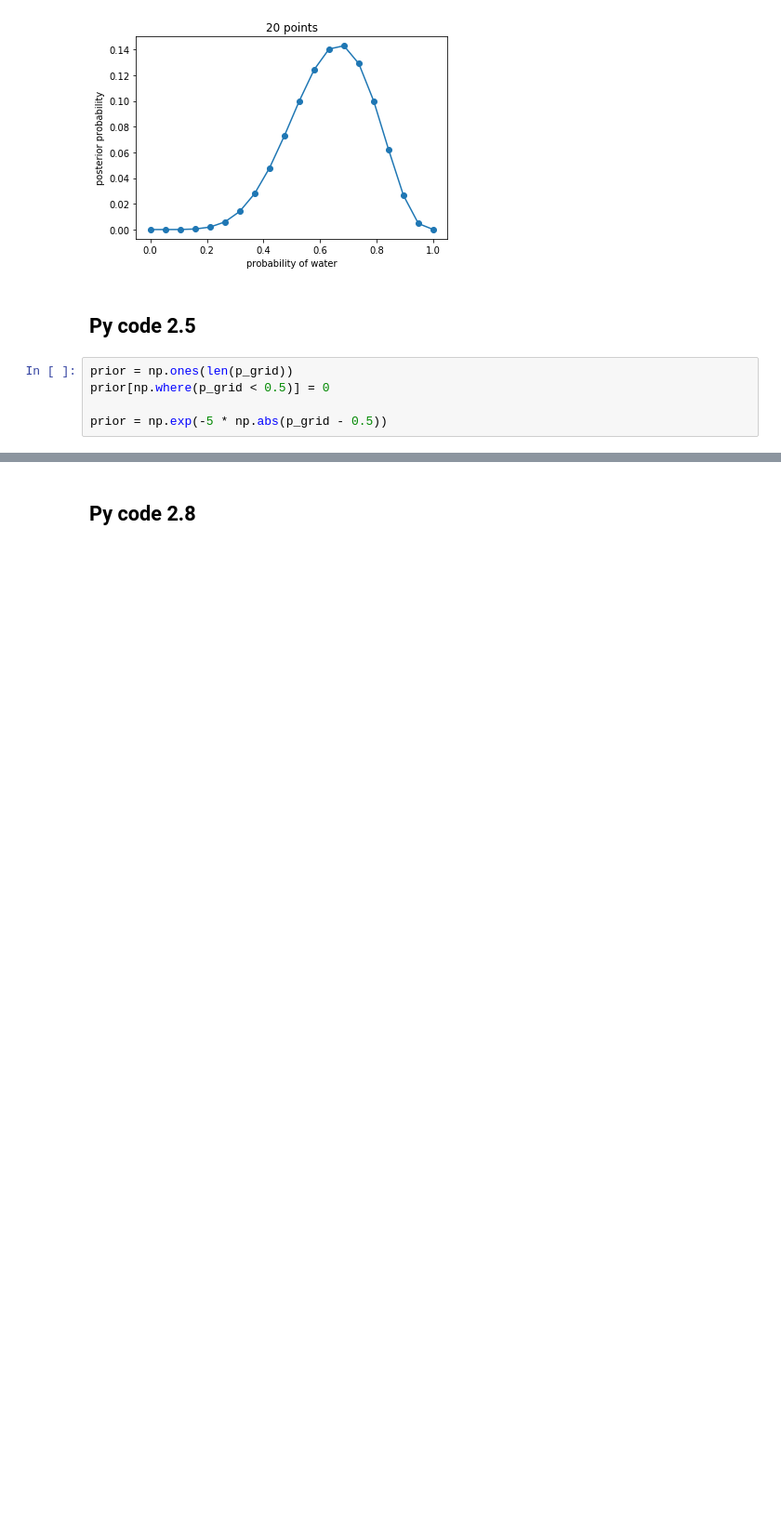
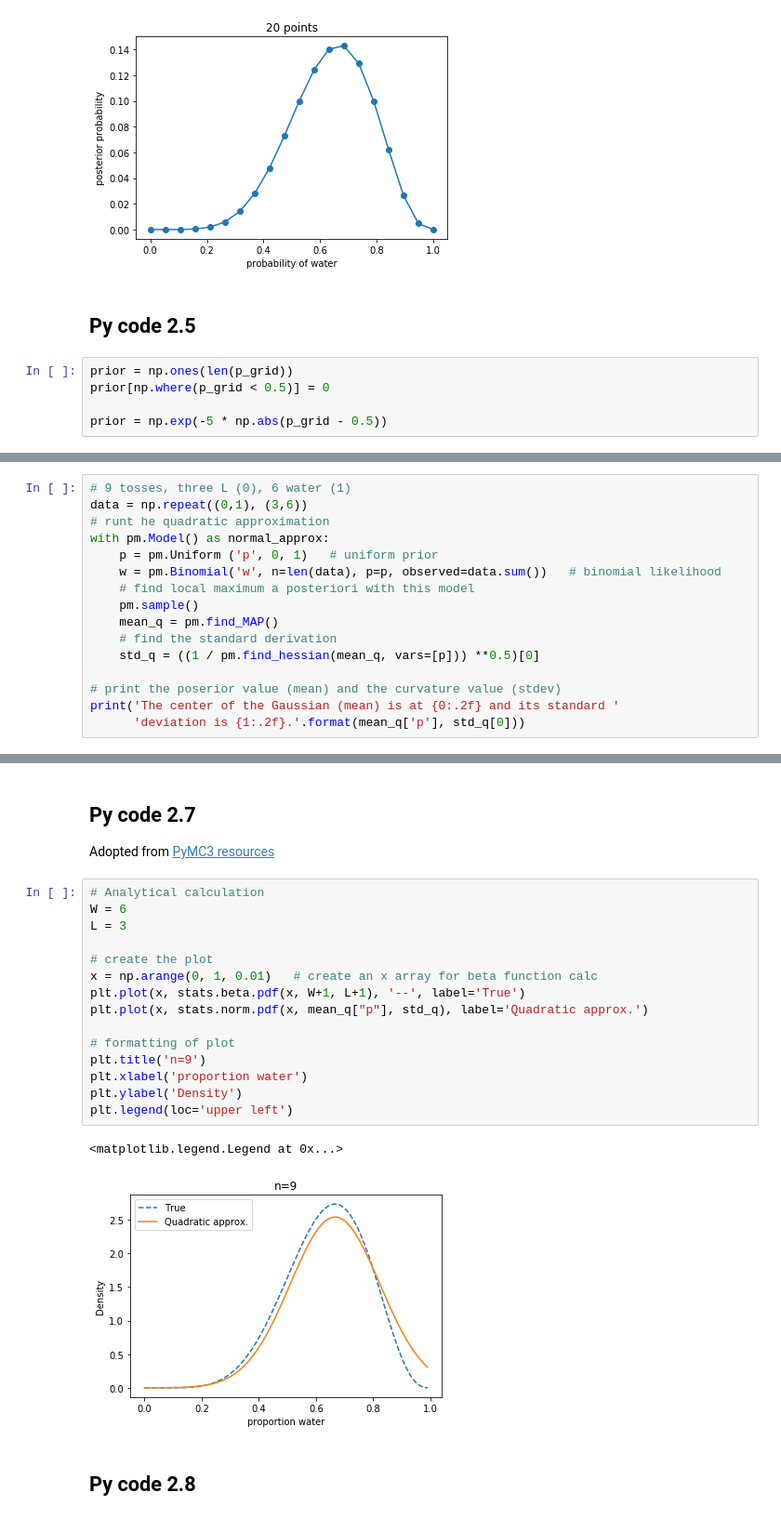
Before and after one commit to trappitsch/PyThinking, a Jupyter notebook: code_boxes/Chapter_2.ipynb, the cells around one changed output, grey strips where cells are left out. Shown at 93% size. Cells and saved outputs as stored; diff of their text form; blank space fills up the shorter version.

```diff
--- a/code_boxes/Chapter_2.ipynb
+++ b/code_boxes/Chapter_2.ipynb
@@ -69,0 +63,16 @@ See [README.md](../README.md)
+# %%
+# 9 tosses, three L (0), 6 water (1)
+data = np.repeat((0,1), (3,6))
+# runt he quadratic approximation
+with pm.Model() as normal_approx:
+    p = pm.Uniform ('p', 0, 1)   # uniform prior
+    w = pm.Binomial('w', n=len(data), p=p, observed=data.sum())   # binomial likelihood
+    # find local maximum a posteriori with this model
+    pm.sample()
+    mean_q = pm.find_MAP()
+    # find the standard derivation
+    std_q = ((1 / pm.find_hessian(mean_q, vars=[p])) **0.5)[0]
+
+# print the poserior value (mean) and the curvature value (stdev)
+print('The center of the Gaussian (mean) is at {0:.2f} and its standard '
+      'deviation is {1:.2f}.'.format(mean_q['p'], std_q[0]))
@@ -70,3 +94,24 @@ See [README.md](../README.md)
+# %% [markdown]
+## Py code 2.7
+Adopted from [PyMC3 resources](https://github.com/pymc-devs/resources/blob/master/Rethinking_2/Chp_02.ipynb)
+# %%
+# Analytical calculation
+W = 6
+L = 3
+
+# create the plot
+x = np.arange(0, 1, 0.01)   # create an x array for beta function calc
+plt.plot(x, stats.beta.pdf(x, W+1, L+1), '--', label='True')
+plt.plot(x, stats.norm.pdf(x, mean_q["p"], std_q), label='Quadratic approx.')
+
+# formatting of plot
+plt.title('n=9')
+plt.xlabel('proportion water')
+plt.ylabel('Density')
+plt.legend(loc='upper left')
+# %% [output]
+<matplotlib.legend.Legend at 0x...>
+[figure, added]
 # %% [markdown]
 ## Py code 2.8
 # %%
```
Also changed, not shown: parts of 10 cells of this notebook, 3 other files.
